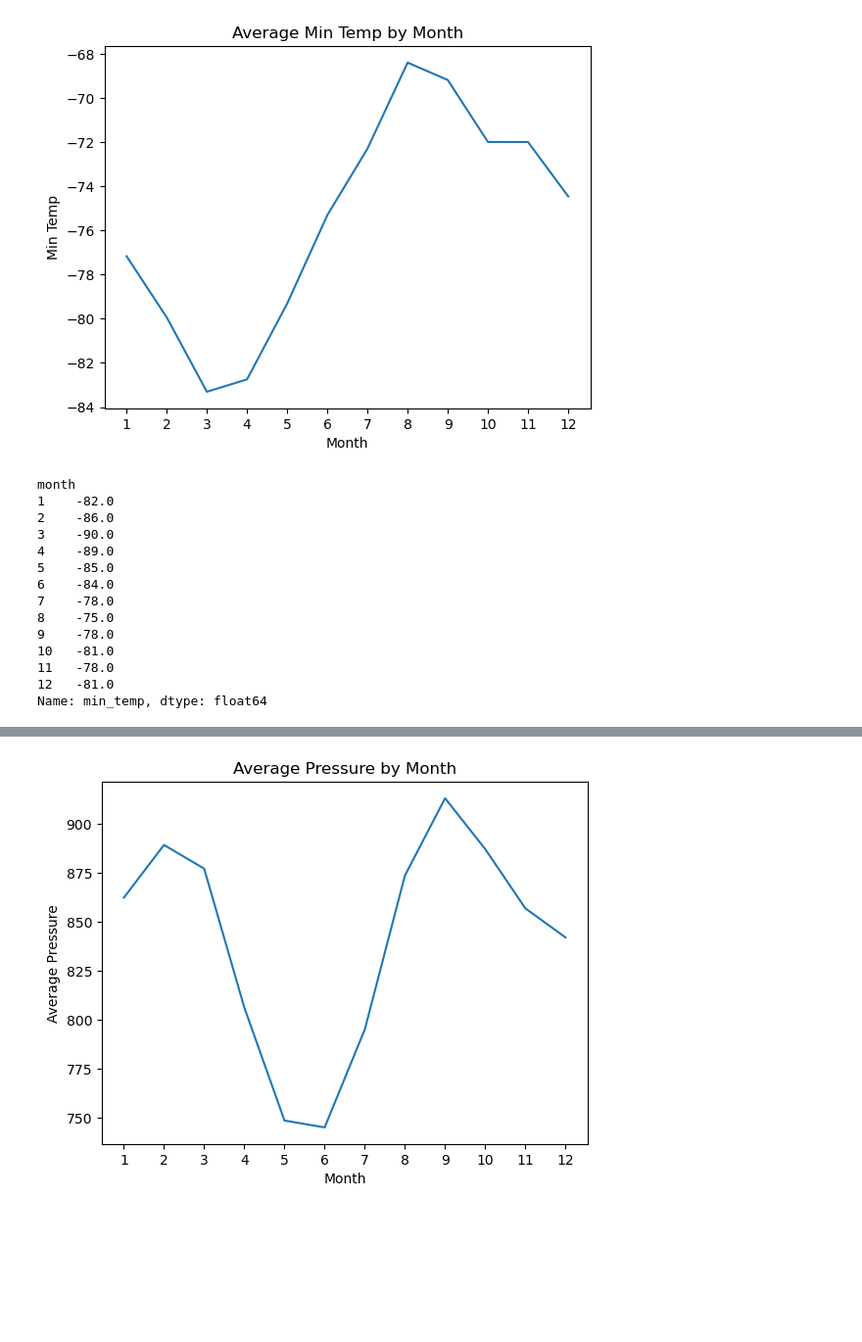
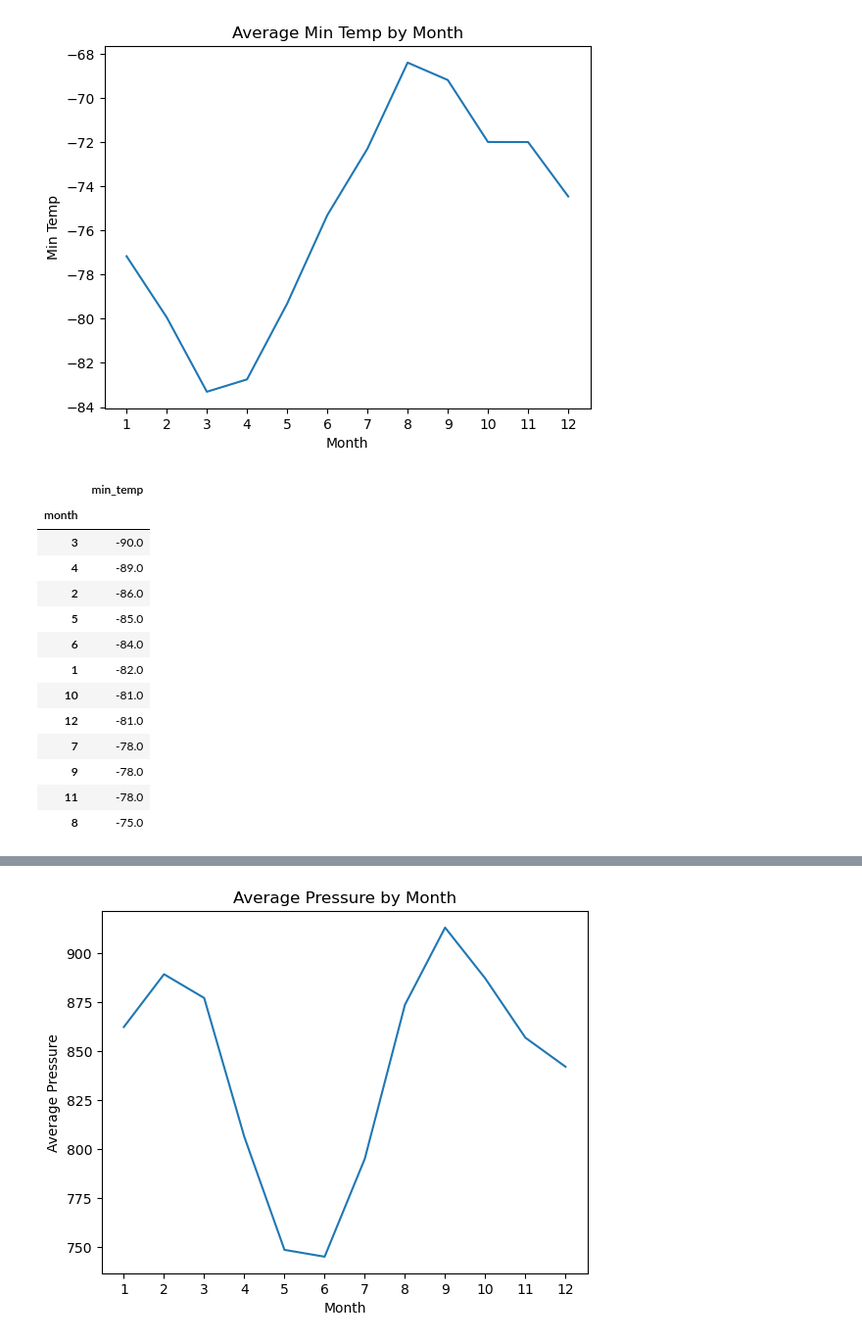
Before and after one commit to rchascall/data-collection-challenge, a Jupyter notebook: part_2_mars_weather.ipynb, the cells around one changed output, grey strips where cells are left out. Shown: that part at 98% size. Drawn from its saved outputs; the diff is of its cells as text; code cells hidden in the pictures; blank space fills up the shorter version.

```diff
--- a/part_2_mars_weather.ipynb
+++ b/part_2_mars_weather.ipynb
@@ -245,22 +245,20 @@ plt.show()
 [figure]
 # %%
 # Identify the coldest and hottest months in Curiosity's location
-df_coldest_month = df_mars_data.groupby(["month"])["min_temp"].min()
-#df_hottest_month = df_mars_data.groupby(["month"])["min_temp"].max()
-print(df_coldest_month)
-#print(df_hottest_month)
+df_coldest_by_month = pd.DataFrame(df_mars_data.groupby(["month"])["min_temp"].min()).sort_values(by="min_temp")
+df_coldest_by_month
 # %% [output]
-month
-1    -82.0
-2    -86.0
-3    -90.0
-4    -89.0
-5    -85.0
-6    -84.0
-7    -78.0
-8    -75.0
-9    -78.0
-10   -81.0
-11   -78.0
-12   -81.0
-Name: min_temp, dtype: float64
+|  | min_temp |
+| month |  |
+| 3 | -90.0 |
+| 4 | -89.0 |
+| 2 | -86.0 |
+| 5 | -85.0 |
+| 6 | -84.0 |
+| 1 | -82.0 |
+| 10 | -81.0 |
+| 12 | -81.0 |
+| 7 | -78.0 |
+| 9 | -78.0 |
+| 11 | -78.0 |
+| 8 | -75.0 |
```
Also changed, not shown: parts of 4 cells of this notebook.
